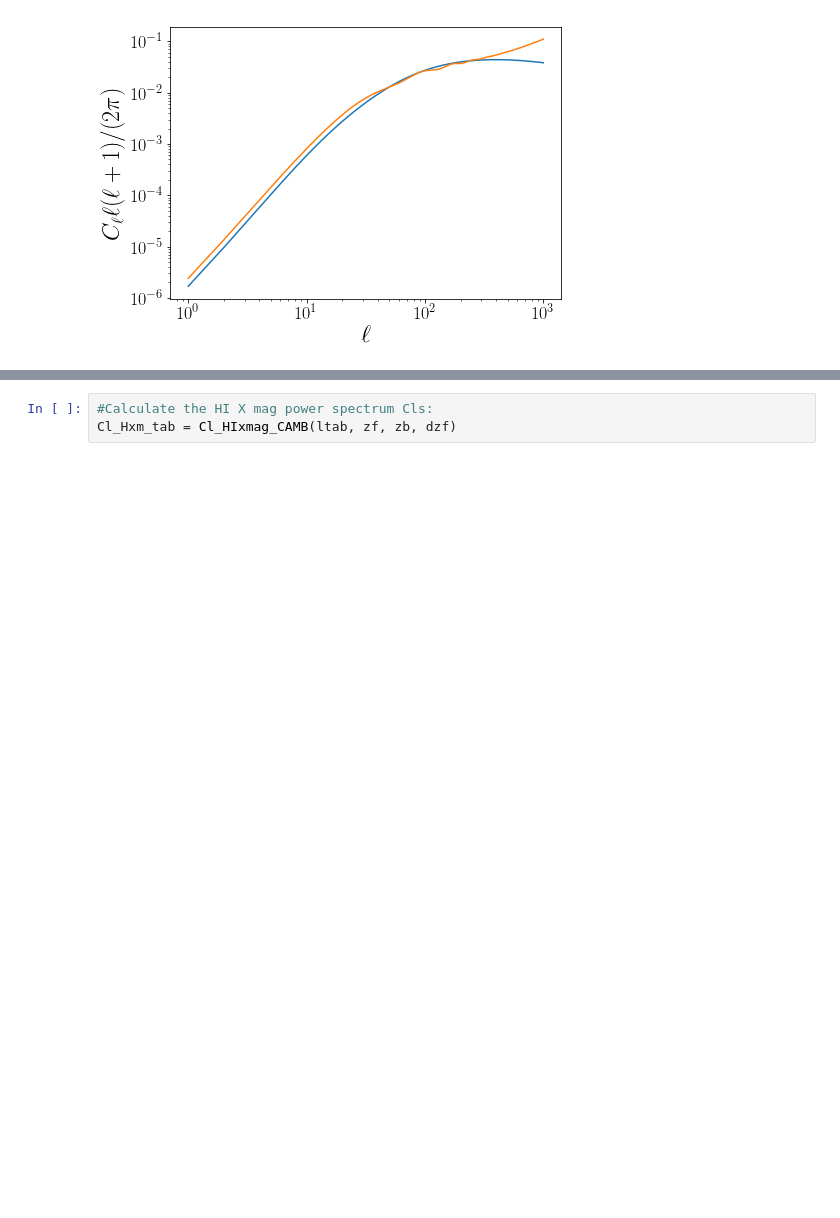
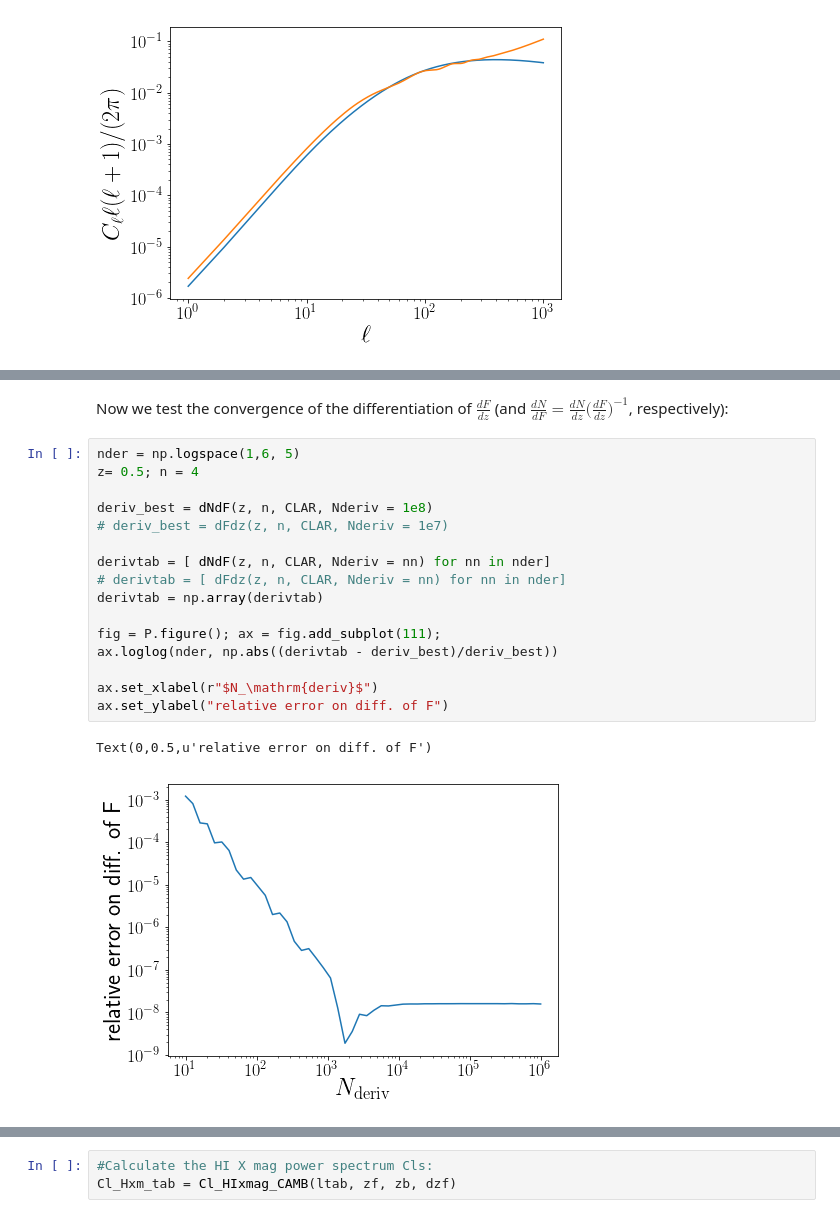
Before and after one commit to amadeuswi/MagBias, a Jupyter notebook: S2N.ipynb, the cells around one changed output, grey strips where cells are left out. Cells and saved outputs as stored; diff of their text form; blank space fills up the shorter version.

```diff
--- a/S2N.ipynb
+++ b/S2N.ipynb
@@ -394,0 +615,21 @@ Now plotting the HI-mag Cls from Alkistis' notes:
+# %% [markdown]
+Now we test the convergence of the differentiation of $\frac{dF}{dz}$ (and $\frac{dN}{dF} = \frac{dN}{dz} \bigl( \frac{dF}{dz}\bigr)^{-1}$, respectively):
+# %%
+nder = np.logspace(1,6, 5)
+z= 0.5; n = 4
+
+deriv_best = dNdF(z, n, CLAR, Nderiv = 1e8)
+# deriv_best = dFdz(z, n, CLAR, Nderiv = 1e7)
+
+derivtab = [ dNdF(z, n, CLAR, Nderiv = nn) for nn in nder]
+# derivtab = [ dFdz(z, n, CLAR, Nderiv = nn) for nn in nder]
+derivtab = np.array(derivtab)
+
+fig = P.figure(); ax = fig.add_subplot(111);
+ax.loglog(nder, np.abs((derivtab - deriv_best)/deriv_best))
+
+ax.set_xlabel(r"$N_\mathrm{deriv}$")
+ax.set_ylabel("relative error on diff. of F")
+# %% [output]
+Text(0,0.5,u'relative error on diff. of F')
+[figure, added]
```
Also changed, not shown: parts of 12 cells of this notebook.
